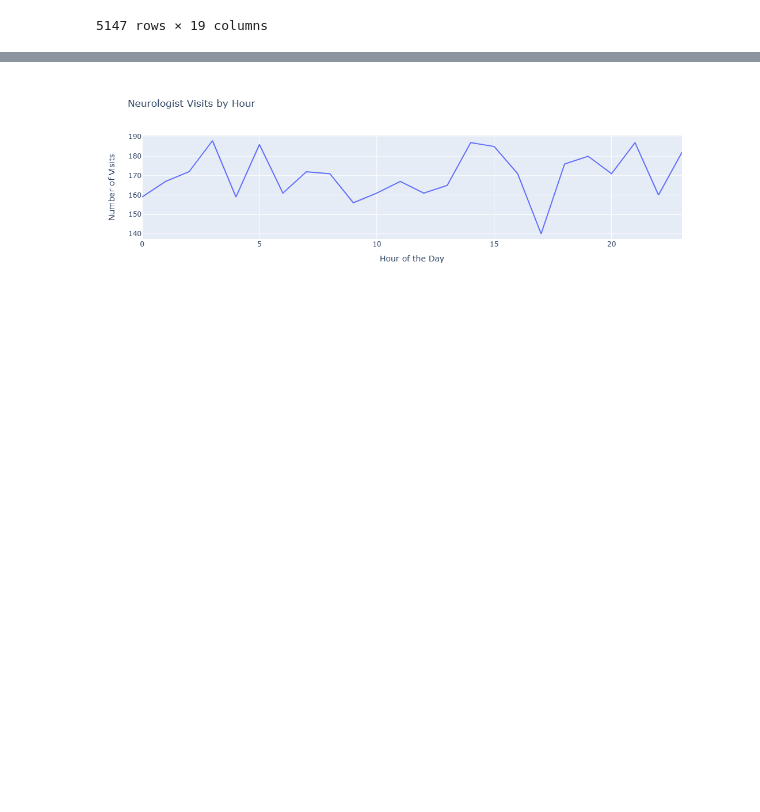
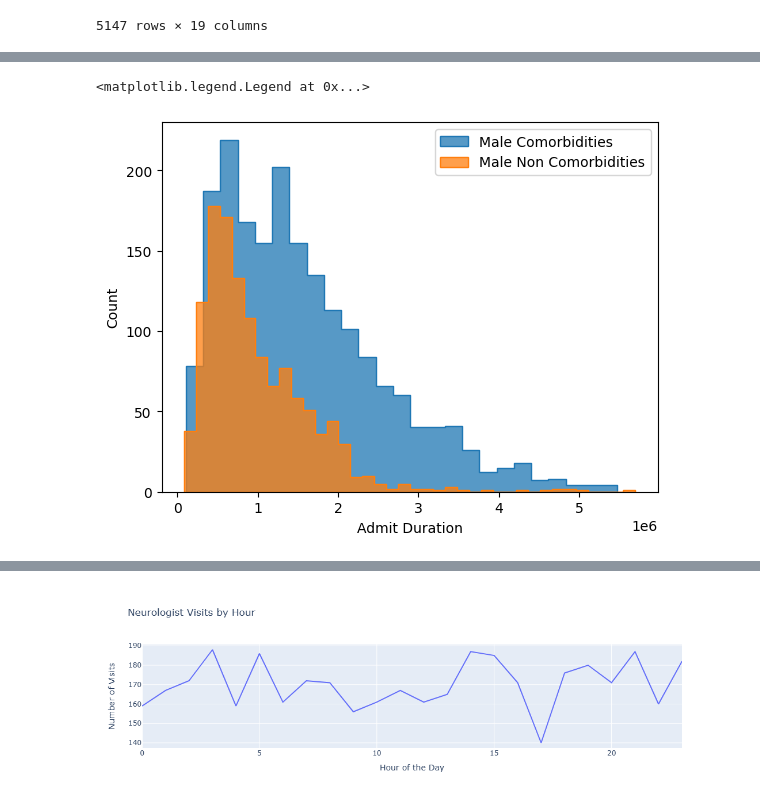
Before and after one commit to hiimani28/dvproject2, a Jupyter notebook: Untitled.ipynb, the cells around one changed output, grey strips where cells are left out. Drawn from its saved outputs; the diff is of its cells as text; code cells hidden in the pictures; blank space fills up the shorter version.

Commit message:
Add Plot1 and img

```diff
--- a/Untitled.ipynb
+++ b/Untitled.ipynb
@@ -16,3 +16,16 @@ df
 | 5145 | 5145 | 69 | F | False | 2022-03-12 00:01:00 | 2022-03-12 07:49:00 | 2022-03-20 09:46:00 | ... |
 | 5146 | 5146 | 67 | M | True | 2023-11-24 06:47:00 | 2023-11-24 17:18:00 | 2023-12-13 10:56:00 | ... |
 5147 rows × 19 columns
+# %%
+discharge_time = df['Discharge Time']
+discharge_time = pd.to_datetime(discharge_time)
+
+admission_time = df['Admission Time']
+admission_time = pd.to_datetime(admission_time)
+
+df['Admit Duration'] = discharge_time - admission_time
+# %%
+emergency_time = df['Emergency Dept Time']
+emergency_time = pd.to_datetime(emergency_time)
+
+df['Emergency Response Time'] = admission_time - emergency_time
@@ -18,0 +48,8 @@ df
+# %%
+df_com = df[df['Comorbidities']==True]
+df_com_m = df[(df['Comorbidities'] == True) & (df['Gender'] == 'M')]
+df_com_f = df[(df['Comorbidities'] == True) & (df['Gender'] == 'F')]
+df_com_m_not = df[(df['Comorbidities'] == False) & (df['Gender'] == 'M')]
+df_com_f_not = df[(df['Comorbidities'] == False) & (df['Gender'] == 'F')]
+df_com_not = df[df['Comorbidities']==False]
+df_com['Emergency Response Time'].dt.total_seconds()
@@ -19 +101,21 @@ df
+# %%
+import seaborn as sns
+import matplotlib.pyplot as plt
+
+# sns.histplot(df_com['Emergency Response Time'].dt.total_seconds(), label='Emergency Comorbodities')
+# sns.histplot(df_com_not['Emergency Response Time'].dt.total_seconds(), label='Emergency No Comorbodities')
+# sns.histplot(df_com_m['Emergency Response Time'].dt.total_seconds(), label='Emergency Male')
+# sns.histplot(df_com_m['Emergency Response Time'].dt.total_seconds(), label='Emergency Male')
+sns.histplot(df_com_m['Admit Duration'].dt.total_seconds(), label='Male Comorbidities', element="step")
+sns.histplot(df_com_m_not['Admit Duration'].dt.total_seconds(), label='Male Non Comorbidities', element="step")
+# sns.histplot(df_com_f['Admit Duration'].dt.total_seconds(), label='Female Comorbidities')
+# sns.histplot(df_com_f_not['Admit Duration'].dt.total_seconds(), label='Female Comorbodities')
+# sns.histplot(df_gen_m['Admit Duration'].dt.total_seconds(), label='Admit Male')
+# sns.histplot(df_gen_f['Admit Duration'].dt.total_seconds(), label='Admit Female')
+# sns.histplot(df_com['Admit Duration'].dt.total_seconds(), label='Admit Comorbodities')
+# sns.histplot(df_com_not['Admit Duration'].dt.total_seconds(), label='Admit No Comorbodities')
+plt.legend()
+# %% [output]
+<matplotlib.legend.Legend at 0x...>
+[figure, added]
 # %%
```
Also changed, not shown: parts of 7 cells of this notebook, 2 other files.
